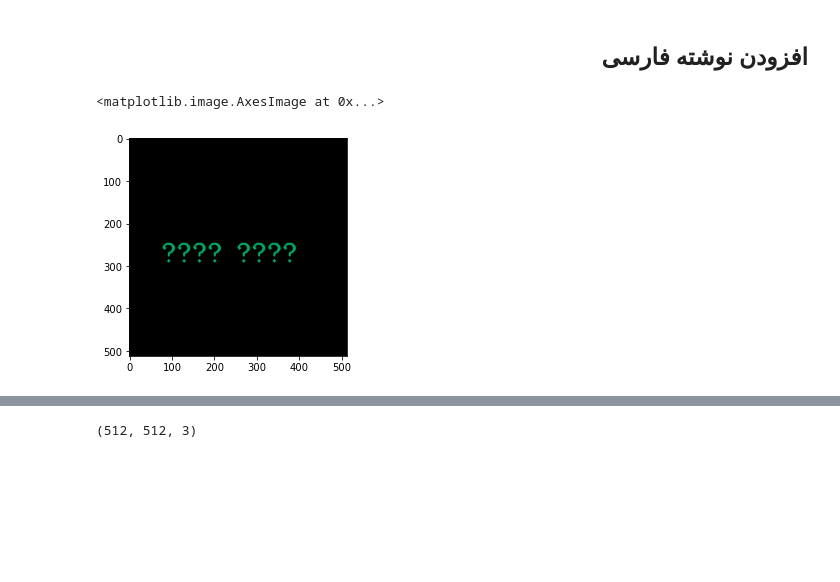
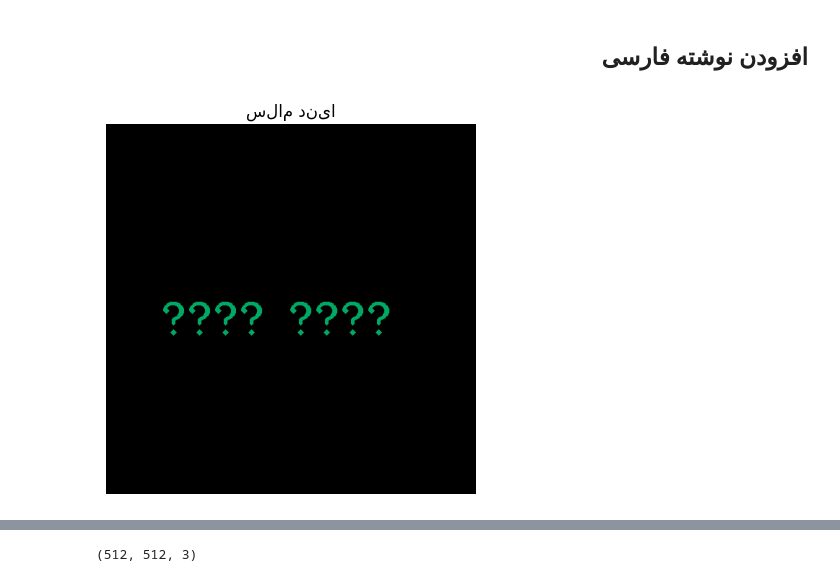
Before and after one commit to mahdieslaminet/Machine_Vision_Colab_Based, a Jupyter notebook: 07-Drawing-and-annotating.ipynb, the cells around one changed output, grey strips where cells are left out. Cells and saved outputs as stored; diff of their text form; code cells hidden in the pictures; blank space fills up the shorter version.

```diff
--- a/07-Drawing-and-annotating.ipynb
+++ b/07-Drawing-and-annotating.ipynb
@@ -149,11 +259,24 @@ cv2.destroyAllWindows()
 # %% [markdown]
 ## <div style="direction:rtl;text-align:right;font-family:B Lotus, B Nazanin, Tahoma">افزودن نوشته فارسی</div>
 # %%
+import numpy as np
+import cv2
+import matplotlib.pyplot as plt
+
+# ساخت تصویر سیاه
 image = np.zeros((512,512,3), np.uint8)
+
+# تعریف متن فارسی
 text = "سلام دنیا"
+
+# نوشتن متن روی تصویر
 cv2.putText(image, text, (75,290), cv2.FONT_HERSHEY_COMPLEX, 2, (100,170,0), 3)
+
+# نمایش تصویر با matplotlib (تبدیل BGR به RGB)
 plt.imshow(image[...,::-1])
+plt.title("سلام دنیا")
+plt.axis('off')
+plt.show()
 # %% [output]
-<matplotlib.image.AxesImage at 0x...>
-[figure, old version]
+[figure, new version]
 # %%
```
Also changed, not shown: parts of 15 cells of this notebook.
